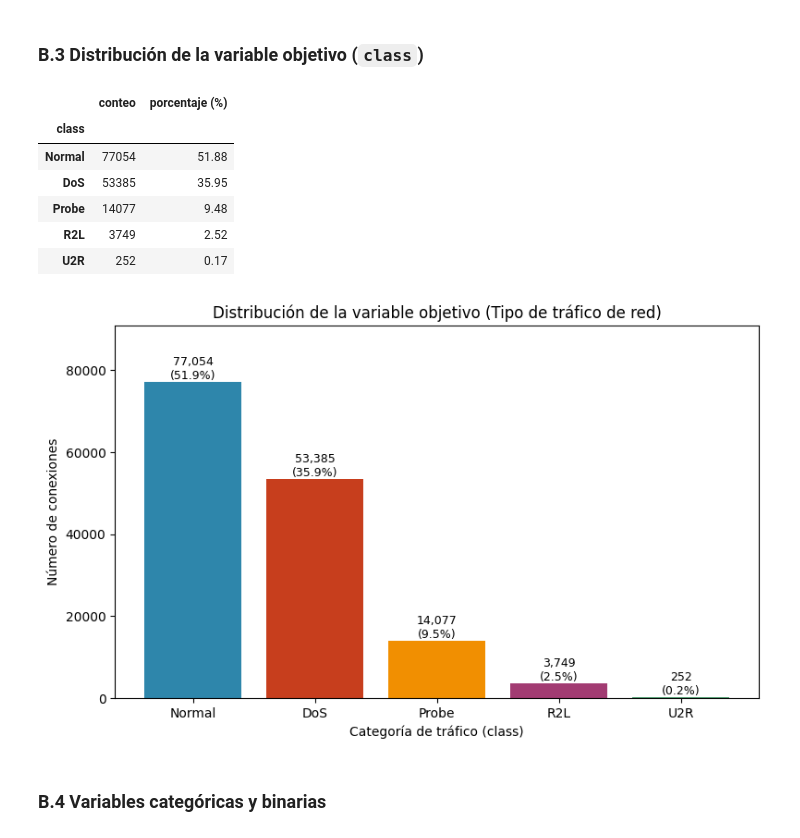
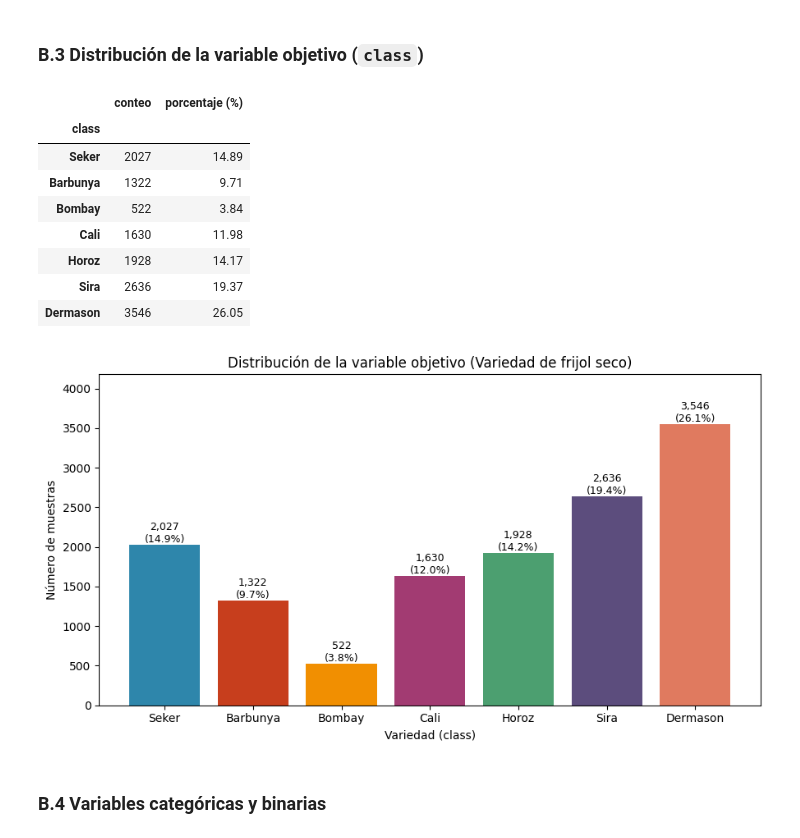
Before and after one commit to maykolARES/Paredeshuarcayajose, a Jupyter notebook: semana10-series-tiempo/actividad1-nsl-kdd/actividad2-dry-bean/ctividad2_dry_bean_clasificacion.ipynb, the cells around one changed output. Cells and saved outputs as stored; diff of their text form; code cells hidden in the pictures.

```diff
--- a/semana10-series-tiempo/actividad1-nsl-kdd/actividad2-dry-bean/ctividad2_dry_bean_clasificacion.ipynb
+++ b/semana10-series-tiempo/actividad1-nsl-kdd/actividad2-dry-bean/ctividad2_dry_bean_clasificacion.ipynb
@@ -73,45 +63,51 @@ Dataset cargado: (148517, 42)
 # %% [markdown]
 ### B.3 Distribución de la variable objetivo (`class`)
 # %%
-orden_clases = ["Normal", "DoS", "Probe", "R2L", "U2R"]
-conteo = df["class"].value_counts().reindex(orden_clases).dropna().astype(int)
+orden_clases = ["Seker", "Barbunya", "Bombay", "Cali", "Dermosan", "Horoz", "Sira"]
+presentes = [c for c in orden_clases if c in df["class"].unique()]
+resto = [c for c in sorted(df["class"].dropna().unique()) if c not in presentes]
+orden_final = presentes + resto
+
+conteo = df["class"].value_counts().reindex(orden_final).dropna().astype(int)
 porcentaje = (conteo / len(df)) * 100
 
 resumen_objetivo = pd.DataFrame({
     "conteo": conteo,
     "porcentaje (%)": porcentaje.round(2)
 })
 display(resumen_objetivo)
 
-fig, ax = plt.subplots(figsize=(8, 5))
-colores = ["#2E86AB", "#C73E1D", "#F18F01", "#A23B72", "#4C9F70"]
-barras = ax.bar(conteo.index, conteo.values, color=colores)
+fig, ax = plt.subplots(figsize=(9, 5))
+colores = ["#2E86AB", "#C73E1D", "#F18F01", "#A23B72", "#4C9F70", "#5C4D7D", "#E07A5F"]
+barras = ax.bar(conteo.index, conteo.values, color=colores[:len(conteo)])
 
 for barra, n, p in zip(barras, conteo.values, porcentaje.values):
     ax.text(
         barra.get_x() + barra.get_width() / 2,
         barra.get_height(),
         f"{n:,}\n({p:.1f}%)",
         ha="center",
         va="bottom",
         fontsize=9
     )
 
-ax.set_title("Distribución de la variable objetivo (Tipo de tráfico de red)")
-ax.set_xlabel("Categoría de tráfico (class)")
-ax.set_ylabel("Número de conexiones")
+ax.set_title("Distribución de la variable objetivo (Variedad de frijol seco)")
+ax.set_xlabel("Variedad (class)")
+ax.set_ylabel("Número de muestras")
 ax.set_ylim(0, conteo.max() * 1.18)
 plt.tight_layout()
 plt.show()
 # %% [output]
 |  | conteo | porcentaje (%) |
 | class |  |  |
-| Normal | 77054 | 51.88 |
-| DoS | 53385 | 35.95 |
-| Probe | 14077 | 9.48 |
-| R2L | 3749 | 2.52 |
-| U2R | 252 | 0.17 |
+| Seker | 2027 | 14.89 |
+| Barbunya | 1322 | 9.71 |
+| Bombay | 522 | 3.84 |
+| Cali | 1630 | 11.98 |
+| Horoz | 1928 | 14.17 |
+| Sira | 2636 | 19.37 |
+| Dermason | 3546 | 26.05 |
-[figure, old version]
+[figure, new version]
 # %% [markdown]
 ### B.4 Variables categóricas y binarias
 # %%
```
Also changed, not shown: parts of 20 cells of this notebook.
